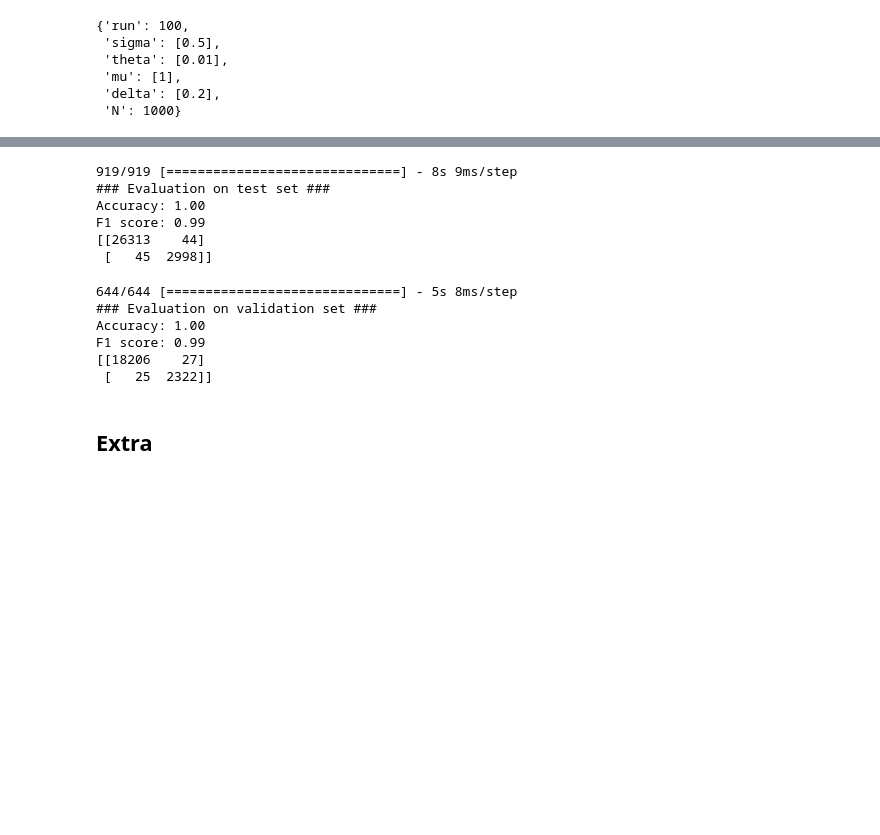
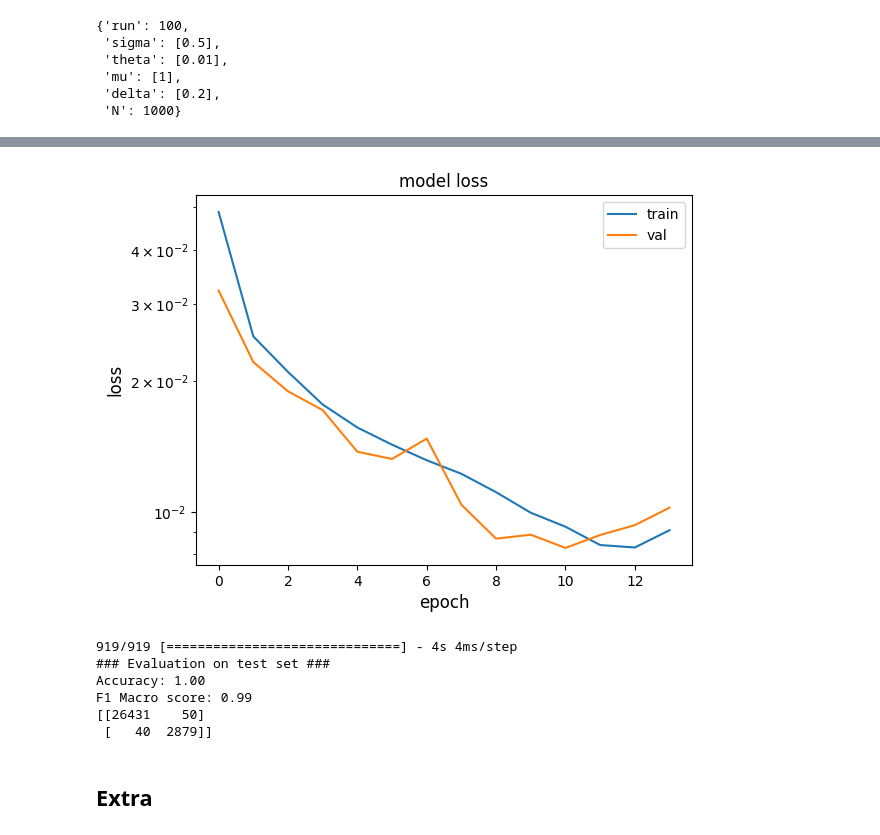
Before and after one commit to falric05/AII-Flare-prediction, a Jupyter notebook: notebooks/AI_ind_models.ipynb, the cells around one changed output, grey strips where cells are left out. Drawn from its saved outputs; the diff is of its cells as text; code cells hidden in the pictures; blank space fills up the shorter version.

```diff
--- a/notebooks/AI_ind_models.ipynb
+++ b/notebooks/AI_ind_models.ipynb
@@ -326,0 +466,2 @@ df_train,df_val,df_test = get_dataset_split(Xs, best_labels, bindexes, window_si
+# %%
+new_Xs, new_best_labels = new_data_loader.load_data()
@@ -352,9 +568,9 @@ Name: future_flare, dtype: int64
 # %%
-X_train, y_train = df_train.iloc[:,:-1].to_numpy(), df_train.future_flare.to_numpy()
-X_val, y_val = df_val.iloc[:,:-1].to_numpy(), df_val.future_flare.to_numpy()
-X_test, y_test = df_test.iloc[:,:-1].to_numpy(), df_test.future_flare.to_numpy()
-X = np.vstack((X_train, X_val, X_test))
-y = np.hstack((y_train, y_val, y_test))
-print('X ## Train:', X_train.shape, 'Val:', X_val.shape, 'Test:', X_test.shape)
-print('y ## Train:', y_train.shape, 'Val:', y_val.shape, 'Test:', y_test.shape)
+new_X_train, new_y_train = new_df_train.iloc[:,:-1].to_numpy(), new_df_train.future_flare.to_numpy()
+new_X_val, new_y_val = new_df_val.iloc[:,:-1].to_numpy(), new_df_val.future_flare.to_numpy()
+new_X_test, new_y_test = new_df_test.iloc[:,:-1].to_numpy(), new_df_test.future_flare.to_numpy()
+new_X = np.vstack((new_X_train, new_X_val, new_X_test))
+new_y = np.hstack((new_y_train, new_y_val, new_y_test))
+print('X ## Train:', new_X_train.shape, 'Val:', new_X_val.shape, 'Test:', new_X_test.shape, 'Total', new_X.shape)
+print('y ## Train:', new_y_train.shape, '   Val:', new_y_val.shape, '   Test:', new_y_test.shape, '   Total', new_y.shape)
 # %% [output]
@@ -401,21 +618,20 @@ None
 # %%
 epochs = 20
 batch_size = 32
+lstm_path = os.path.join("models", "LSTM_best_weights.h5")
 # define callbacks
 callbacks = [
-    ModelCheckpoint(
-        os.path.join("models", "LSTM_best_weights.h5"), save_weights_only=True, monitor="val_loss"
-    ),
+    ModelCheckpoint(lstm_path, save_weights_only=True, monitor="val_loss"),
     EarlyStopping(monitor="val_loss", patience=3, verbose=1),
 ]
 # fit model
-model.fit(
-    X_train,
-    y_train,
+lstm_history = lstm_model.fit(
+    new_X_train,
+    new_y_train,
     batch_size=batch_size,
     epochs=epochs,
     callbacks=callbacks,
-    validation_data=(X_val, y_val),
+    validation_data=(new_X_val, new_y_val),
     verbose=1,
 )
 # %% [output]
@@ -440,36 +655,35 @@ Epoch 20/20
+# %%
+metric = "loss"
+plt.figure()
+plt.plot(lstm_history.history[metric])
+plt.plot(lstm_history.history["val_" + metric])
+plt.title("model " + metric)
+plt.ylabel(metric, fontsize="large")
+plt.xlabel("epoch", fontsize="large")
+plt.legend(["train", "val"], loc="best")
+plt.yscale('log')
+plt.show()
+plt.close()
+# %% [output]
+[figure, added]
 # %%
-scores = model.evaluate(X_test, y_test, verbose=0)
-y_pred = np.round(model.predict(X_test), 0)
+lstm_model = make_lstm((new_X_train.shape[1], 1))
+lstm_model.load_weights(lstm_path)
+# scores = lstm_model.evaluate(new_X_test, new_y_test, verbose=0)
+new_y_pred = np.round(lstm_model.predict(new_X_test), 0)
 
 print("### Evaluation on test set ###")
-print("Accuracy: %.2f" % (accuracy_score(y_pred, y_test)))
-print("F1 score: %.2f" % (f1_score(y_pred, y_test)))
+print("Accuracy: %.2f" % (accuracy_score(new_y_pred, new_y_test)))
+print("F1 Macro score: %.2f" % (f1_score(new_y_pred, new_y_test, average='macro')))
 #Create confusion matrix and normalizes it over predicted (columns)
-result = confusion_matrix(y_test, y_pred)
+result = confusion_matrix(new_y_test, new_y_pred)
 print(result)
 # %% [output]
-919/919 [==============================] - 8s 9ms/step
+919/919 [==============================] - 4s 4ms/step
 ### Evaluation on test set ###
 Accuracy: 1.00
-F1 score: 0.99
-[[26313    44]
- [   45  2998]]
+F1 Macro score: 0.99
+[[26431    50]
+ [   40  2879]]
-# %%
-scores = model.evaluate(X_val, y_val, verbose=0)
-y_pred = np.round(model.predict(X_val), 0)
-
-print("### Evaluation on validation set ###")
-print("Accuracy: %.2f" % (accuracy_score(y_pred, y_val)))
-print("F1 score: %.2f" % (f1_score(y_pred, y_val)))
-#Create confusion matrix and normalizes it over predicted (columns)
-result = confusion_matrix(y_val, y_pred)
-print(result)
-# %% [output]
-644/644 [==============================] - 5s 8ms/step
-### Evaluation on validation set ###
-Accuracy: 1.00
-F1 score: 0.99
-[[18206    27]
- [   25  2322]]
 # %% [markdown]
 ## Extra
```
Also changed, not shown: parts of 68 cells of this notebook.
